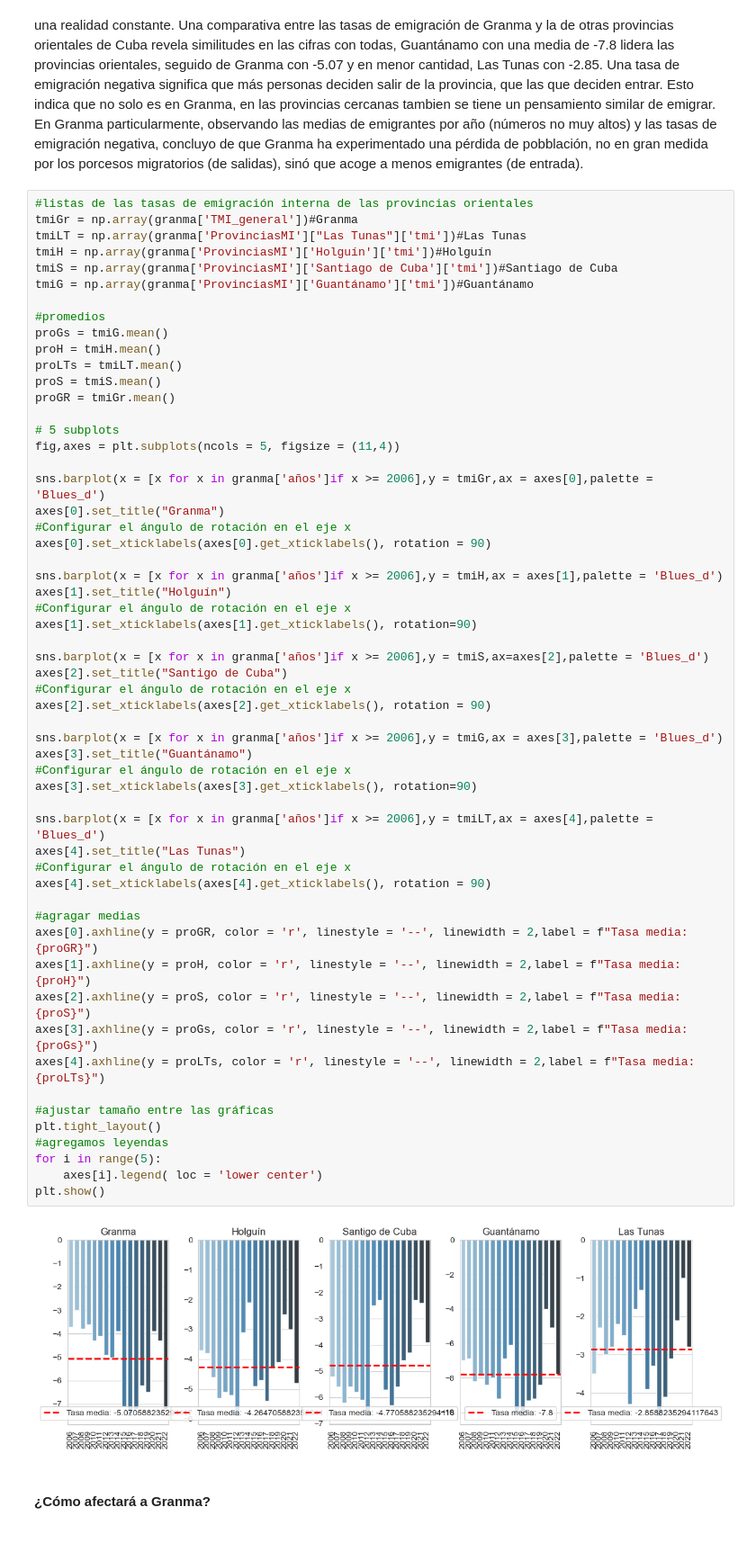
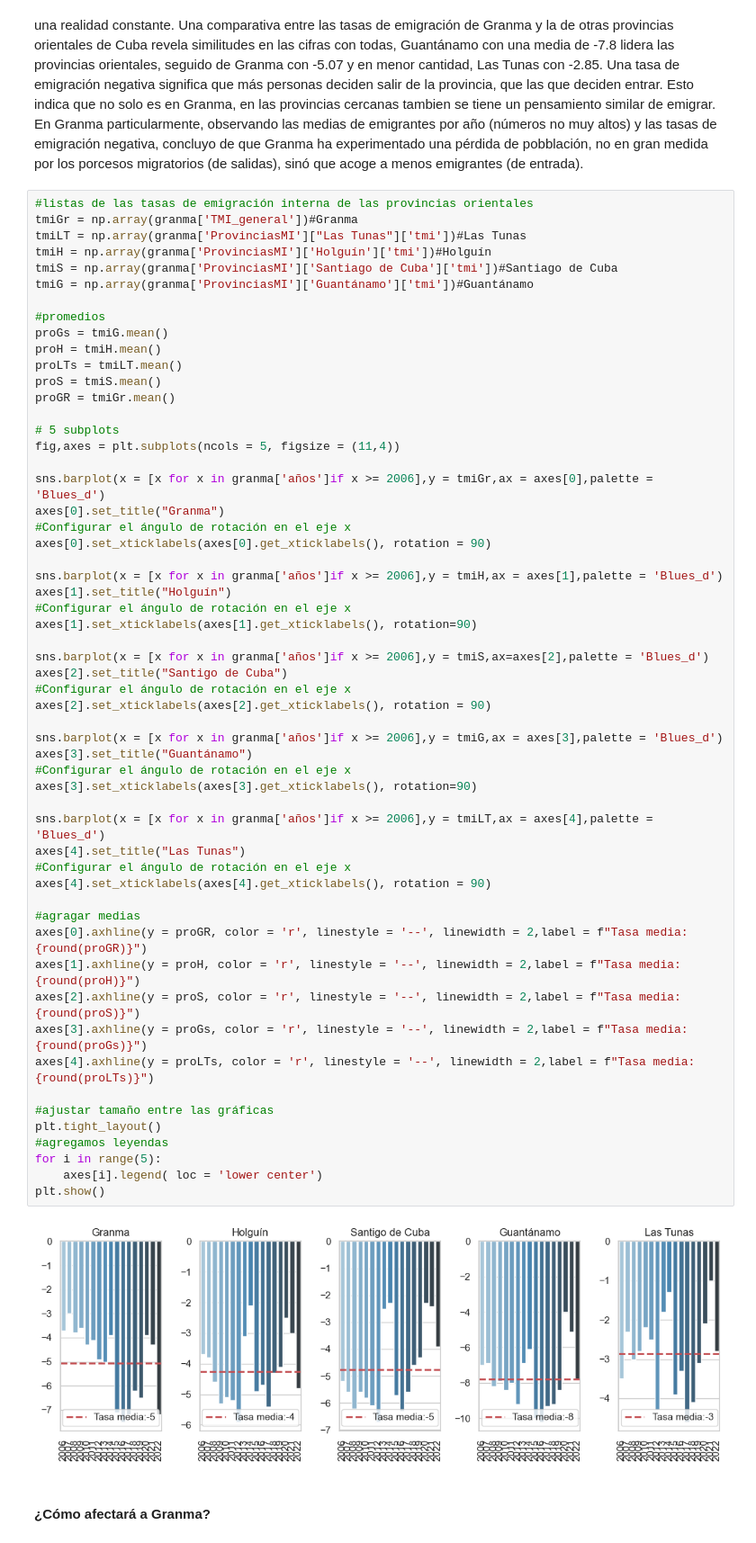
Before and after one commit to ALbertE03/ALbertICD, a Jupyter notebook: Proyecto Final de ICD/ICD.ipynb, the cells around one changed output. Shown: that part at 90% size. Cells and saved outputs as stored; diff of their text form.

```diff
--- a/Proyecto Final de ICD/ICD.ipynb
+++ b/Proyecto Final de ICD/ICD.ipynb
@@ -266,39 +272,39 @@ axes[0].set_xticklabels(axes[0].get_xticklabels(), rotation = 90)
 
 sns.barplot(x = [x for x in granma['años']if x >= 2006],y = tmiH,ax = axes[1],palette = 'Blues_d')
 axes[1].set_title("Holguín")
 #Configurar el ángulo de rotación en el eje x
 axes[1].set_xticklabels(axes[1].get_xticklabels(), rotation=90)
 
 sns.barplot(x = [x for x in granma['años']if x >= 2006],y = tmiS,ax=axes[2],palette = 'Blues_d')
 axes[2].set_title("Santigo de Cuba")
 #Configurar el ángulo de rotación en el eje x
 axes[2].set_xticklabels(axes[2].get_xticklabels(), rotation = 90)
 
 sns.barplot(x = [x for x in granma['años']if x >= 2006],y = tmiG,ax = axes[3],palette = 'Blues_d')
 axes[3].set_title("Guantánamo")
 #Configurar el ángulo de rotación en el eje x
 axes[3].set_xticklabels(axes[3].get_xticklabels(), rotation=90)
 
 sns.barplot(x = [x for x in granma['años']if x >= 2006],y = tmiLT,ax = axes[4],palette = 'Blues_d')
 axes[4].set_title("Las Tunas")
 #Configurar el ángulo de rotación en el eje x
 axes[4].set_xticklabels(axes[4].get_xticklabels(), rotation = 90)
 
 #agragar medias
-axes[0].axhline(y = proGR, color = 'r', linestyle = '--', linewidth = 2,label = f"Tasa media: {proGR}")
-axes[1].axhline(y = proH, color = 'r', linestyle = '--', linewidth = 2,label = f"Tasa media: {proH}")
-axes[2].axhline(y = proS, color = 'r', linestyle = '--', linewidth = 2,label = f"Tasa media: {proS}")
-axes[3].axhline(y = proGs, color = 'r', linestyle = '--', linewidth = 2,label = f"Tasa media: {proGs}")
-axes[4].axhline(y = proLTs, color = 'r', linestyle = '--', linewidth = 2,label = f"Tasa media: {proLTs}")
+axes[0].axhline(y = proGR, color = 'r', linestyle = '--', linewidth = 2,label = f"Tasa media:{round(proGR)}")
+axes[1].axhline(y = proH, color = 'r', linestyle = '--', linewidth = 2,label = f"Tasa media:{round(proH)}")
+axes[2].axhline(y = proS, color = 'r', linestyle = '--', linewidth = 2,label = f"Tasa media:{round(proS)}")
+axes[3].axhline(y = proGs, color = 'r', linestyle = '--', linewidth = 2,label = f"Tasa media:{round(proGs)}")
+axes[4].axhline(y = proLTs, color = 'r', linestyle = '--', linewidth = 2,label = f"Tasa media:{round(proLTs)}")
 
 #ajustar tamaño entre las gráficas
 plt.tight_layout()
 #agregamos leyendas
 for i in range(5):
     axes[i].legend( loc = 'lower center')
 plt.show()
 # %% [output]
-[figure, old version]
+[figure, new version]
 # %% [markdown]
 #### ¿Cómo afectará a Granma?
 # %%
```
Also changed, not shown: parts of 3 cells of this notebook, 2 other files.
